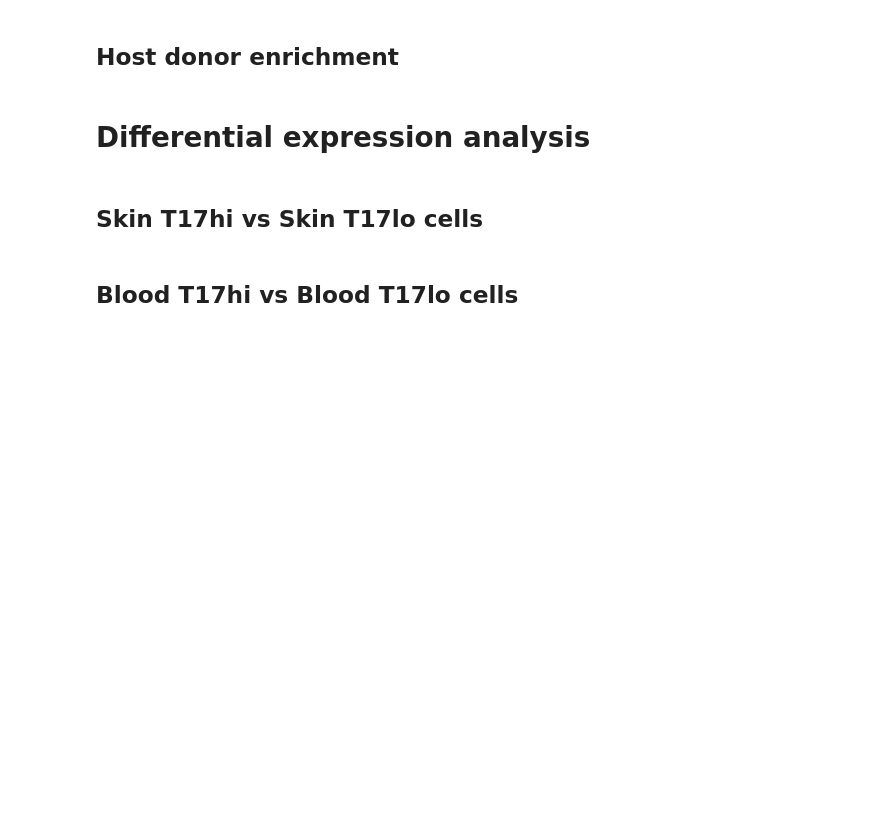
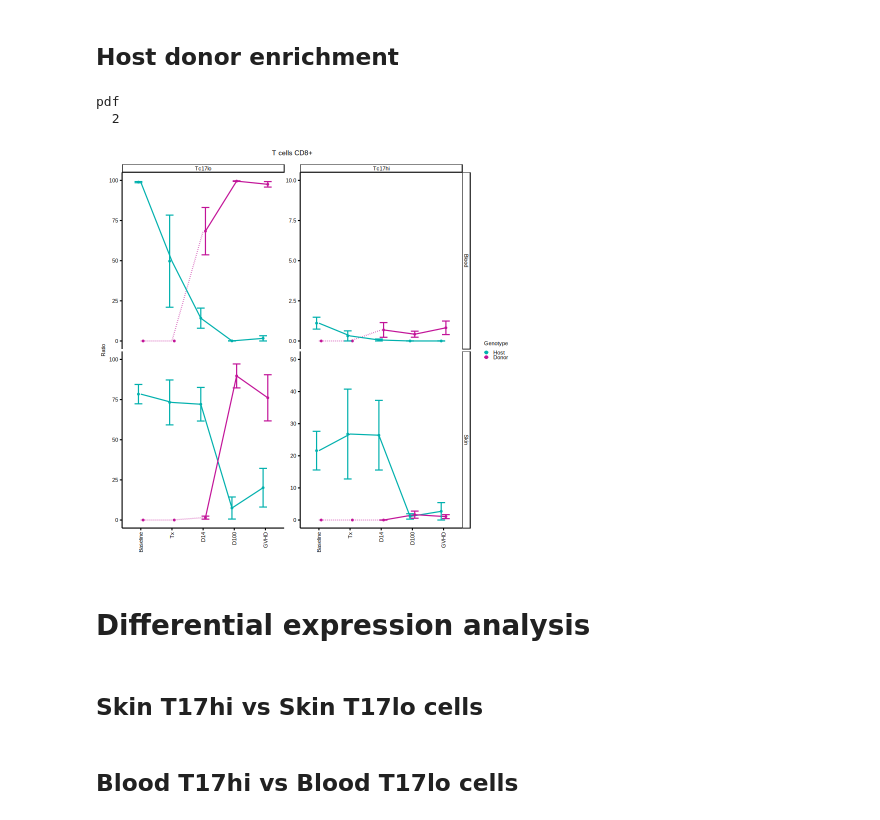
Before and after one commit to flde/FD20250213HSCT, a Jupyter notebook: script/figure/figure_3/figure_3.r.ipynb, the cells around one changed output. Cells and saved outputs as stored; diff of their text form; code cells hidden in the pictures; blank space fills up the shorter version.

```diff
--- a/script/figure/figure_3/figure_3.r.ipynb
+++ b/script/figure/figure_3/figure_3.r.ipynb
@@ -113,3 +108,6 @@ adata_0=k_0$adata
+# %%
+# Load AnnData object
+adata_0=sc$read_h5ad("data/object/scvi/pseudotime/adata_0.h5ad")
 # %%
 # Prepare UMAP
 umap <- py_to_r(adata_0$obsm["X_umap"])
@@ -461,3 +458,9 @@ adata_1=k_1$adata
+# %%
+# Load python libraries
+sc <- import("scanpy", convert=FALSE)
+# %%
+# Load AnnData object
+adata_1=sc$read_h5ad("data/object/scvi/pseudotime/adata_1.h5ad")
 # %%
 # Prepare UMAP
 umap <- py_to_r(adata_1$obsm["X_umap"])
@@ -789,6 +795,13 @@ gridExtra::grid.arrange(
 )
 
 dev.off()
+# %% [output]
+pdf
+  2
+# %%
+lp
+# %% [output]
+[figure, added]
 # %% [markdown]
 # Differential expression analysis
 # %%
```
Also changed, not shown: parts of 7 cells of this notebook, 5 other files.
